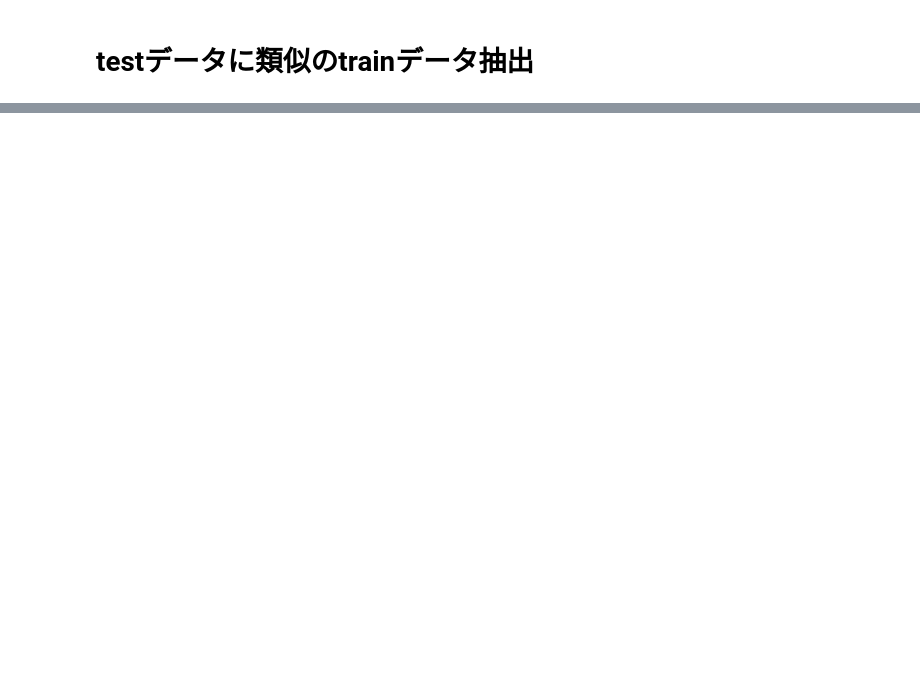
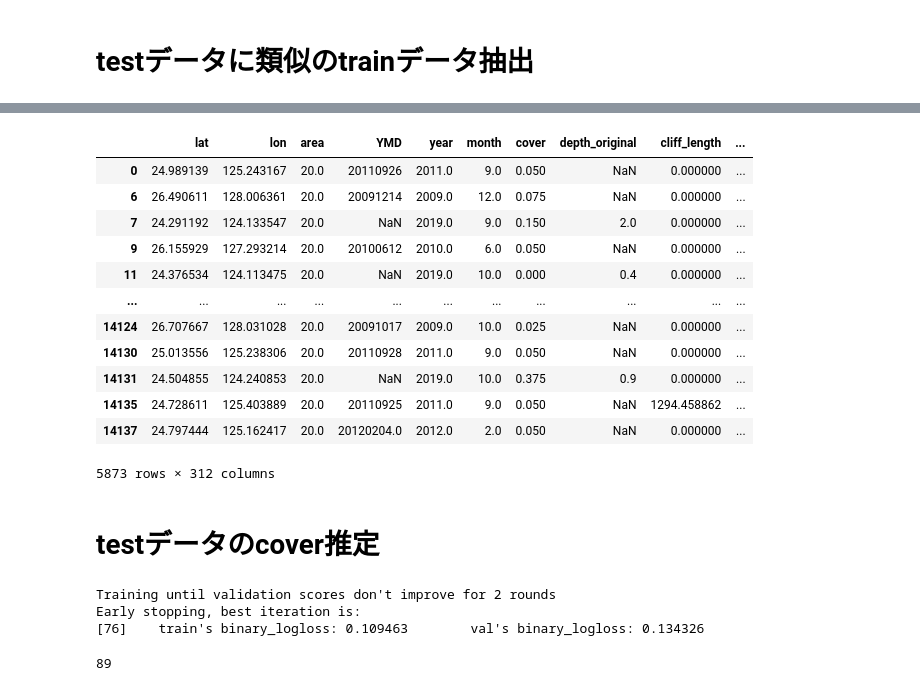
Before and after one commit to androiderNN/bluecarbon, a Jupyter notebook: sources/analysis.ipynb, the cells around one changed output, grey strips where cells are left out. Drawn from its saved outputs; the diff is of its cells as text; code cells hidden in the pictures; blank space fills up the shorter version.

```diff
--- a/sources/analysis.ipynb
+++ b/sources/analysis.ipynb
@@ -361,0 +406,20 @@ imp.sort_values('imp', ascending=False)
+# %%
+from sklearn.neighbors import NearestNeighbors
+import pandas as pd
+import numpy as np
+import pickle
+
+# train = pd.read_csv('./raws/train_data.csv')
+# test = pd.read_csv('./raws/test_data.csv')
+train = pickle.load(open('./processed/shrinked_train.pkl', 'rb'))
+train_p = pickle.load(open('./processed/nan_train.pkl', 'rb'))
+
+tr_d = train.loc[:, ['lon', 'lat']].values
+te_d = test.loc[:, ['lon', 'lat']].values
+
+nbrs = NearestNeighbors(n_neighbors=1).fit(te_d)
+distance, _ = nbrs.kneighbors(tr_d, 1)
+
+train['dist'] = distance
+# train['isval'] = 0
+# train.loc[train['dist']<0.01, 'isval'] = 1
@@ -361,0 +474,18 @@ imp.sort_values('imp', ascending=False)
+# %%
+train[train['dist']<0.05]
+# %% [output]
+|  | lat | lon | area | YMD | year | month | cover | depth_original | cliff_length | ... |
+| 0 | 24.989139 | 125.243167 | 20.0 | 20110926 | 2011.0 | 9.0 | 0.050 | NaN | 0.000000 | ... |
+| 6 | 26.490611 | 128.006361 | 20.0 | 20091214 | 2009.0 | 12.0 | 0.075 | NaN | 0.000000 | ... |
+| 7 | 24.291192 | 124.133547 | 20.0 | NaN | 2019.0 | 9.0 | 0.150 | 2.0 | 0.000000 | ... |
+| 9 | 26.155929 | 127.293214 | 20.0 | 20100612 | 2010.0 | 6.0 | 0.050 | NaN | 0.000000 | ... |
+| 11 | 24.376534 | 124.113475 | 20.0 | NaN | 2019.0 | 10.0 | 0.000 | 0.4 | 0.000000 | ... |
+| ... | ... | ... | ... | ... | ... | ... | ... | ... | ... | ... |
+| 14124 | 26.707667 | 128.031028 | 20.0 | 20091017 | 2009.0 | 10.0 | 0.025 | NaN | 0.000000 | ... |
+| 14130 | 25.013556 | 125.238306 | 20.0 | 20110928 | 2011.0 | 9.0 | 0.050 | NaN | 0.000000 | ... |
+| 14131 | 24.504855 | 124.240853 | 20.0 | NaN | 2019.0 | 10.0 | 0.375 | 0.9 | 0.000000 | ... |
+| 14135 | 24.728611 | 125.403889 | 20.0 | 20110925 | 2011.0 | 9.0 | 0.050 | NaN | 1294.458862 | ... |
+| 14137 | 24.797444 | 125.162417 | 20.0 | 20120204.0 | 2012.0 | 2.0 | 0.050 | NaN | 0.000000 | ... |
+5873 rows × 312 columns
+# %% [markdown]
+# testデータのcover推定
@@ -361,0 +500,40 @@ imp.sort_values('imp', ascending=False)
+# %%
+train_p['largerthan0.5'] = 0
+train_p.loc[train_p['cover']>0.5, 'largerthan0.5'] = 1
+
+tr_x, va_x, tr_y, va_y = train_test_split(train_p.drop(columns=['cover', 'largerthan0.5']), train_p['largerthan0.5'], test_size=0.2, random_state=34)
+
+tr_lgb = lgb.Dataset(tr_x, tr_y)
+va_lgb = lgb.Dataset(va_x, va_y)
+
+params = {
+    'objective': 'binary',
+    'metric': 'binary_logloss',
+    'verbose': -1,
+    'random_state': 254,
+    'min_data_in_leaf': 100,
+    'bagging_fraction': 0.5,
+    'feature_fraction': 0.8,
+    'bagging_freq': 1,
+    'lambda_l1': 0.5,
+    'lambda_l2': 0.5,
+}
+
+model = lgb.train(
+    params,
+    tr_lgb,
+    valid_sets=[tr_lgb, va_lgb],
+    valid_names=['train', 'val'],
+    num_boost_round=1000,
+    callbacks=[lgb.early_stopping(stopping_rounds=2, verbose=True)]
+)
+
+ll = list(model.predict(test_p, predict_disable_shape_check=True))
+# %% [output]
+Training until validation scores don't improve for 2 rounds
+Early stopping, best iteration is:
+[76]    train's binary_logloss: 0.109463        val's binary_logloss: 0.134326
+# %%
+len([i for i in ll if i > 0.5])
+# %% [output]
+89
```
Also changed, not shown: parts of 19 cells of this notebook, 8 other files.
